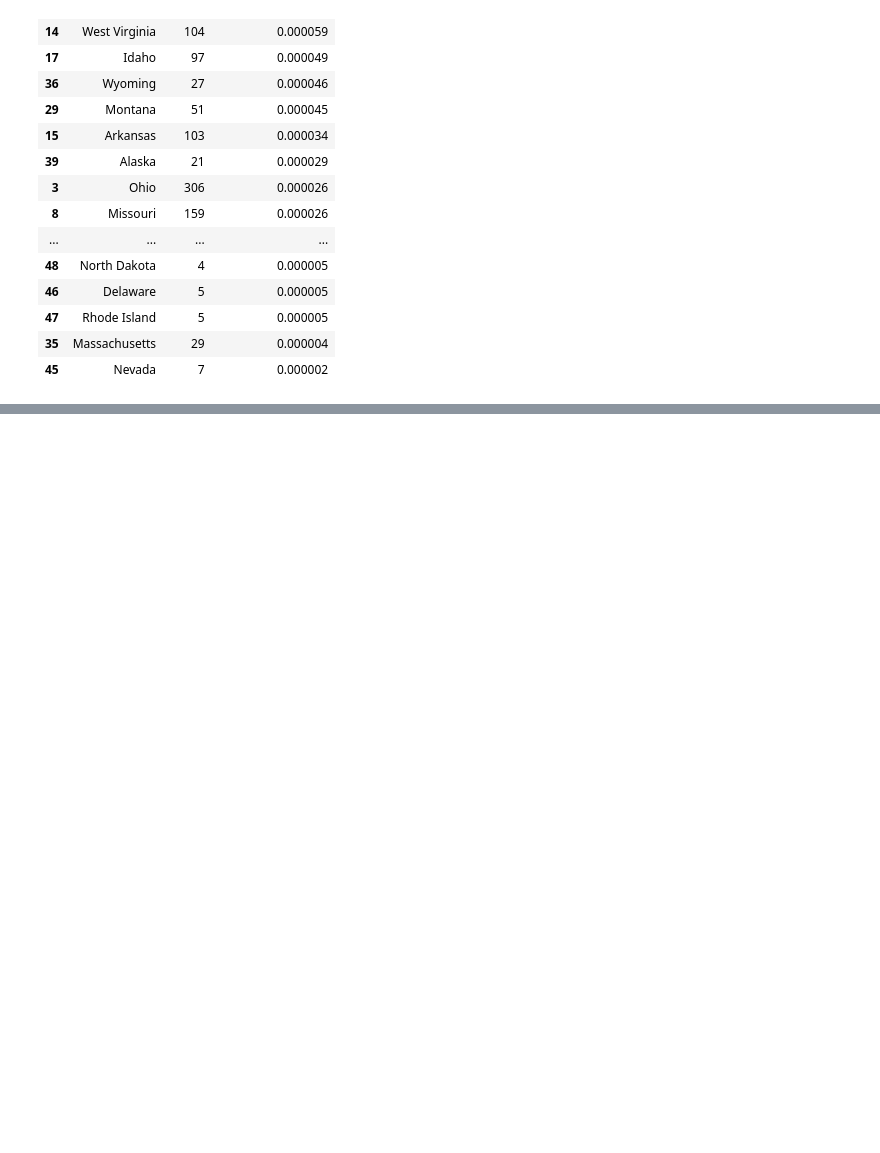
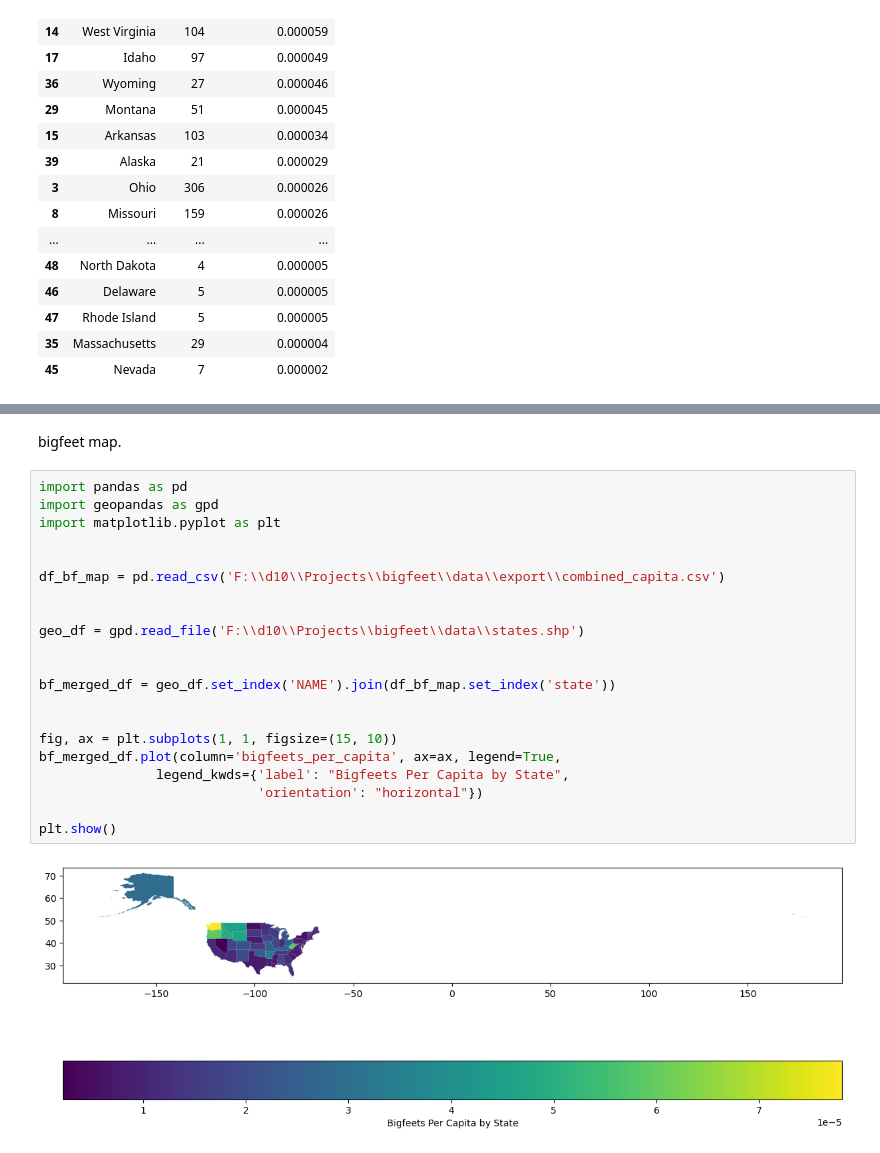
Before and after one commit to seanmalley1/bigfeet, a Jupyter notebook: notebooks/bigfeet_per_capita_calculations.ipynb, the cells around one changed output, grey strips where cells are left out. Drawn from its saved outputs; the diff is of its cells as text; blank space fills up the shorter version.

```diff
--- a/notebooks/bigfeet_per_capita_calculations.ipynb
+++ b/notebooks/bigfeet_per_capita_calculations.ipynb
@@ -56,0 +66,25 @@ state_counts.head(50)
+# %% [markdown]
+bigfeet map.
+# %%
+import pandas as pd
+import geopandas as gpd
+import matplotlib.pyplot as plt
+
+
+df_bf_map = pd.read_csv('F:\\d10\\Projects\\bigfeet\\data\\export\\combined_capita.csv')
+
+
+geo_df = gpd.read_file('F:\\d10\\Projects\\bigfeet\\data\\states.shp')
+
+
+bf_merged_df = geo_df.set_index('NAME').join(df_bf_map.set_index('state'))
+
+
+fig, ax = plt.subplots(1, 1, figsize=(15, 10))
+bf_merged_df.plot(column='bigfeets_per_capita', ax=ax, legend=True,
+               legend_kwds={'label': "Bigfeets Per Capita by State",
+                            'orientation': "horizontal"})
+
+plt.show()
+# %% [output]
+[figure, added]
```
Also changed, not shown: parts of 2 cells of this notebook.
